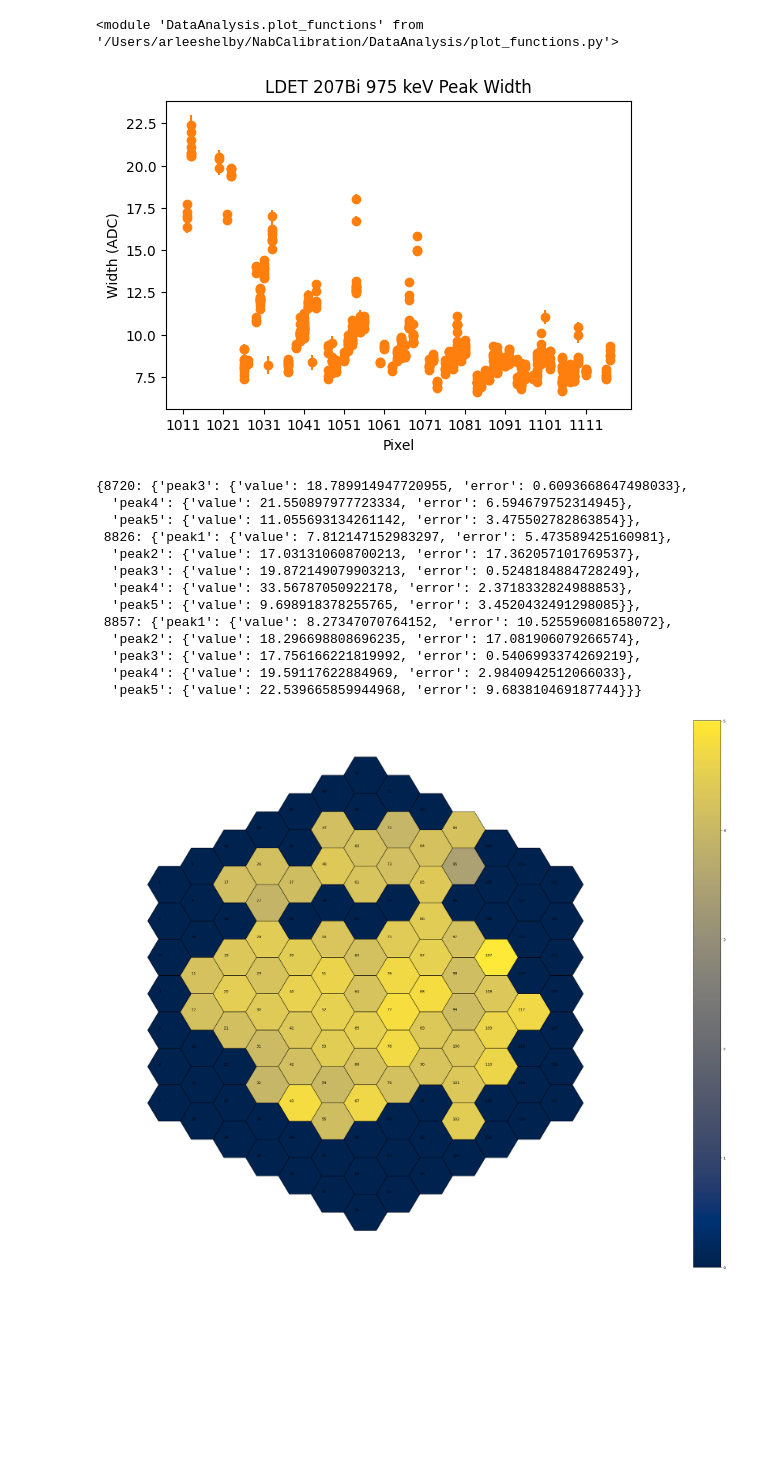
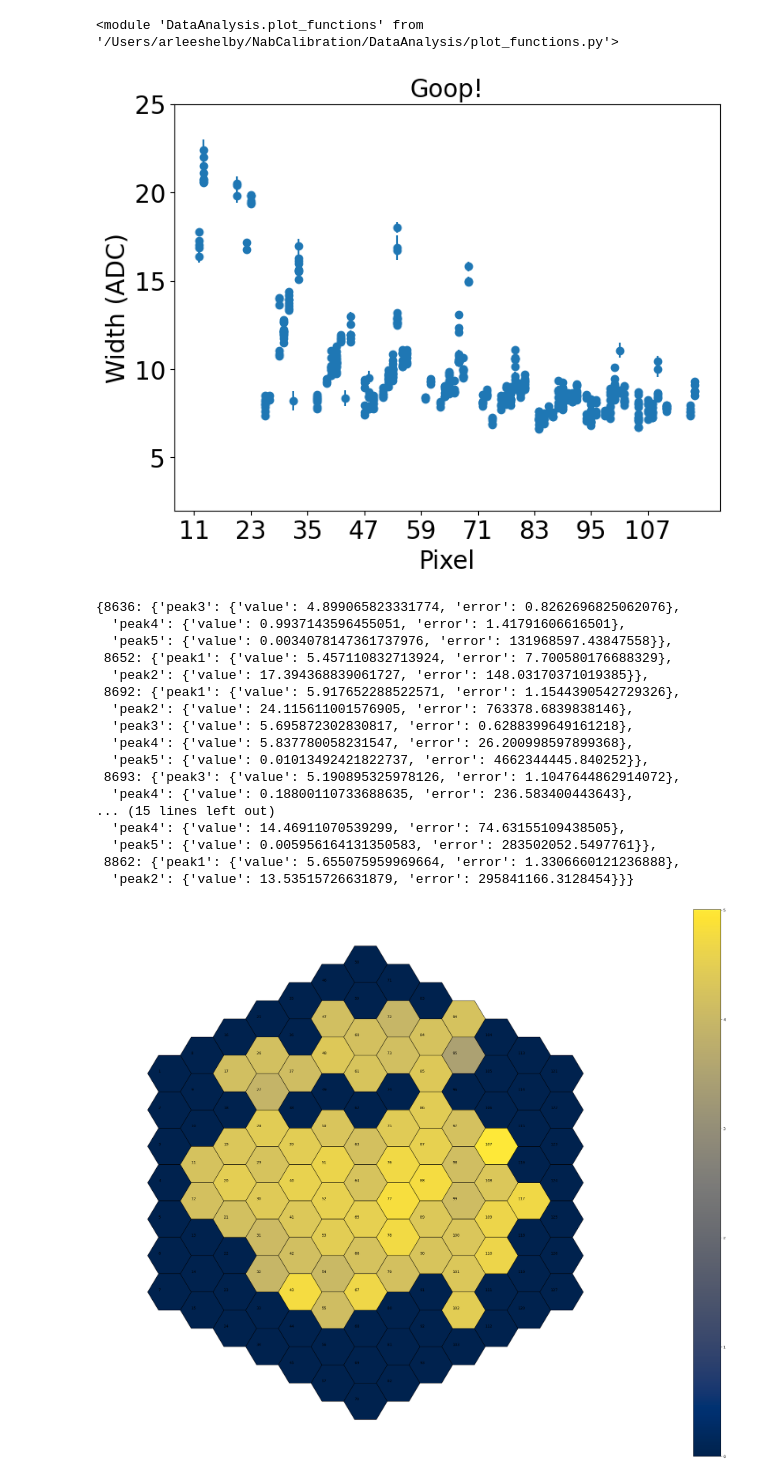
Before and after one commit to arlee-shelby/NabCalibration, a Jupyter notebook: FullAnalysisCleanWorkingVersion.ipynb, the cells around one changed output. Drawn from its saved outputs; the diff is of its cells as text; code cells hidden in the pictures; blank space fills up the shorter version.

```diff
--- a/FullAnalysisCleanWorkingVersion.ipynb
+++ b/FullAnalysisCleanWorkingVersion.ipynb
@@ -847,10 +856,10 @@ reload(plotf)
 # %% [output]
 <module 'DataAnalysis.plot_functions' from '/Users/arleeshelby/NabCalibration/DataAnalysis/plot_functions.py'>
 # %%
-plotf.plot_peak_fit_params(LDETcalibration_width_data,peak='peak6',bottom_ylim=None,top_ylim=None,
-                           title='LDET 207Bi 975 keV Peak Width',ylabel='Width (ADC)')
+plotf.plot_peak_fit_params(LDETcalibration_width_data,peak='peak6',bottom_ylim=2,top_ylim=25,
+                           title='Goop!',ylabel='Width (ADC)',detector_type='LDET')
 # %% [output]
-[figure, old version]
+[figure, new version]
 # %%
 all_pix_nums = np.arange(1,128)
 nabPy_sigmas = {}
@@ -876,21 +885,25 @@ for i in range(len(all_pix_nums)):
     else:
         LDETnabPy_sigmas[p] = 0
 # %%
-LDETcalibration_width_data['1011']
+LDETcalibration_width_data['1021']
 # %% [output]
-{8720: {'peak3': {'value': 18.789914947720955, 'error': 0.6093668647498033},
-  'peak4': {'value': 21.550897977723334, 'error': 6.594679752314945},
-  'peak5': {'value': 11.055693134261142, 'error': 3.475502782863854}},
- 8826: {'peak1': {'value': 7.812147152983297, 'error': 5.473589425160981},
-  'peak2': {'value': 17.031310608700213, 'error': 17.362057101769537},
-  'peak3': {'value': 19.872149079903213, 'error': 0.5248184884728249},
-  'peak4': {'value': 33.56787050922178, 'error': 2.3718332824988853},
-  'peak5': {'value': 9.698918378255765, 'error': 3.4520432491298085}},
- 8857: {'peak1': {'value': 8.27347070764152, 'error': 10.525596081658072},
-  'peak2': {'value': 18.296698808696235, 'error': 17.081906079266574},
-  'peak3': {'value': 17.756166221819992, 'error': 0.5406993374269219},
-  'peak4': {'value': 19.59117622884969, 'error': 2.9840942512066033},
-  'peak5': {'value': 22.539665859944968, 'error': 9.683810469187744}}}
+{8636: {'peak3': {'value': 4.899065823331774, 'error': 0.8262696825062076},
+  'peak4': {'value': 0.9937143596455051, 'error': 1.41791606616501},
+  'peak5': {'value': 0.0034078147361737976, 'error': 131968597.43847558}},
+ 8652: {'peak1': {'value': 5.457110832713924, 'error': 7.700580176688329},
+  'peak2': {'value': 17.394368839061727, 'error': 148.03170371019385}},
+ 8692: {'peak1': {'value': 5.917652288522571, 'error': 1.1544390542729326},
+  'peak2': {'value': 24.115611001576905, 'error': 763378.6839838146},
+  'peak3': {'value': 5.695872302830817, 'error': 0.6288399649161218},
+  'peak4': {'value': 5.837780058231547, 'error': 26.200998597899368},
+  'peak5': {'value': 0.01013492421822737, 'error': 4662344445.840252}},
+ 8693: {'peak3': {'value': 5.190895325978126, 'error': 1.1047644862914072},
+  'peak4': {'value': 0.18800110733688635, 'error': 236.583400443643},
+... (15 lines left out)
+  'peak4': {'value': 14.46911070539299, 'error': 74.63155109438505},
+  'peak5': {'value': 0.005956164131350583, 'error': 283502052.5497761}},
+ 8862: {'peak1': {'value': 5.655075959969664, 'error': 1.3306660121236888},
+  'peak2': {'value': 13.53515726631879, 'error': 295841166.3128454}}}
 # %%
 Nab.nplt.plotOneDetector(list(nabPy_sigmas.values()),size = 3)
 # %% [output]
```
Also changed, not shown: parts of 34 cells of this notebook, 6 other files.
